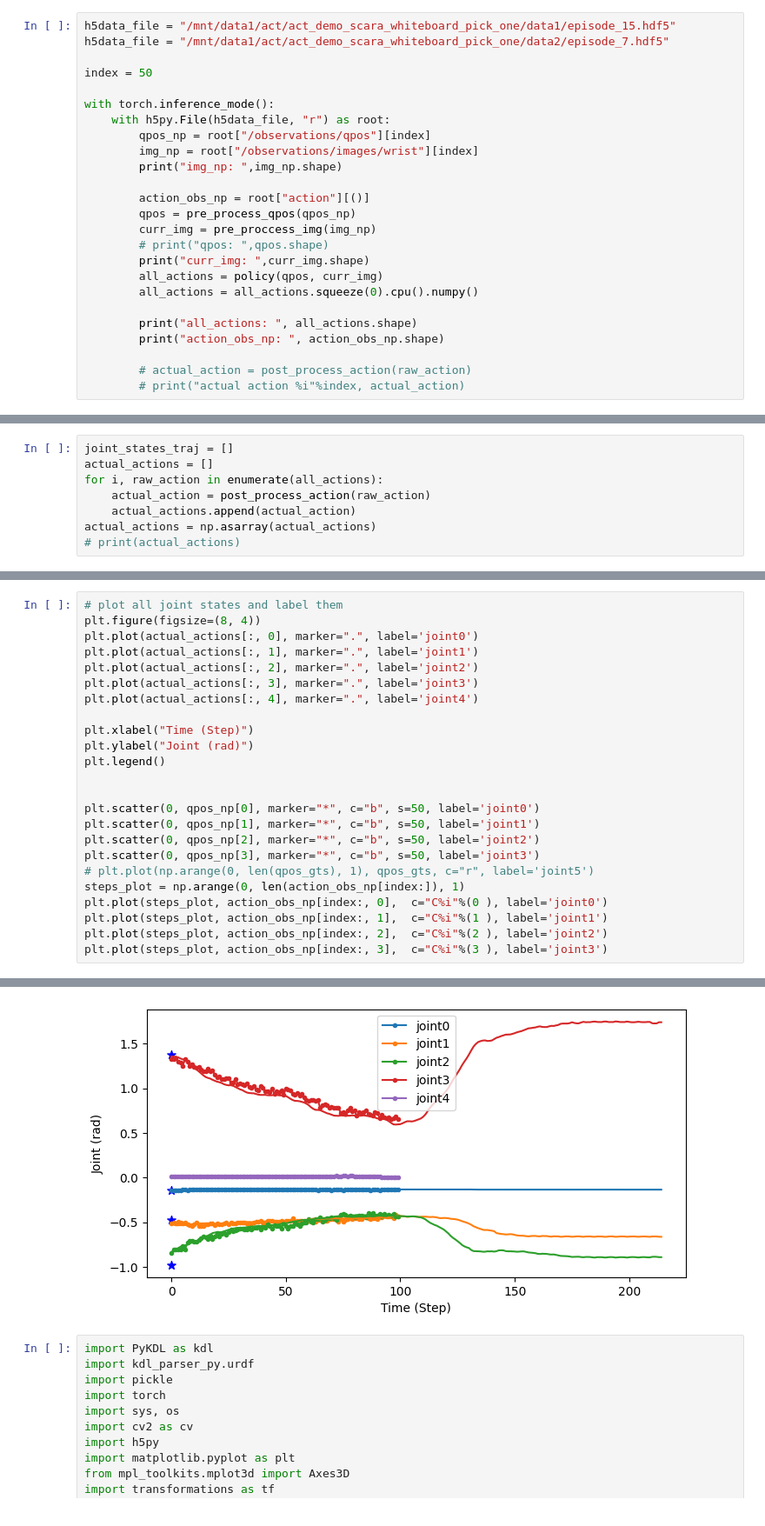
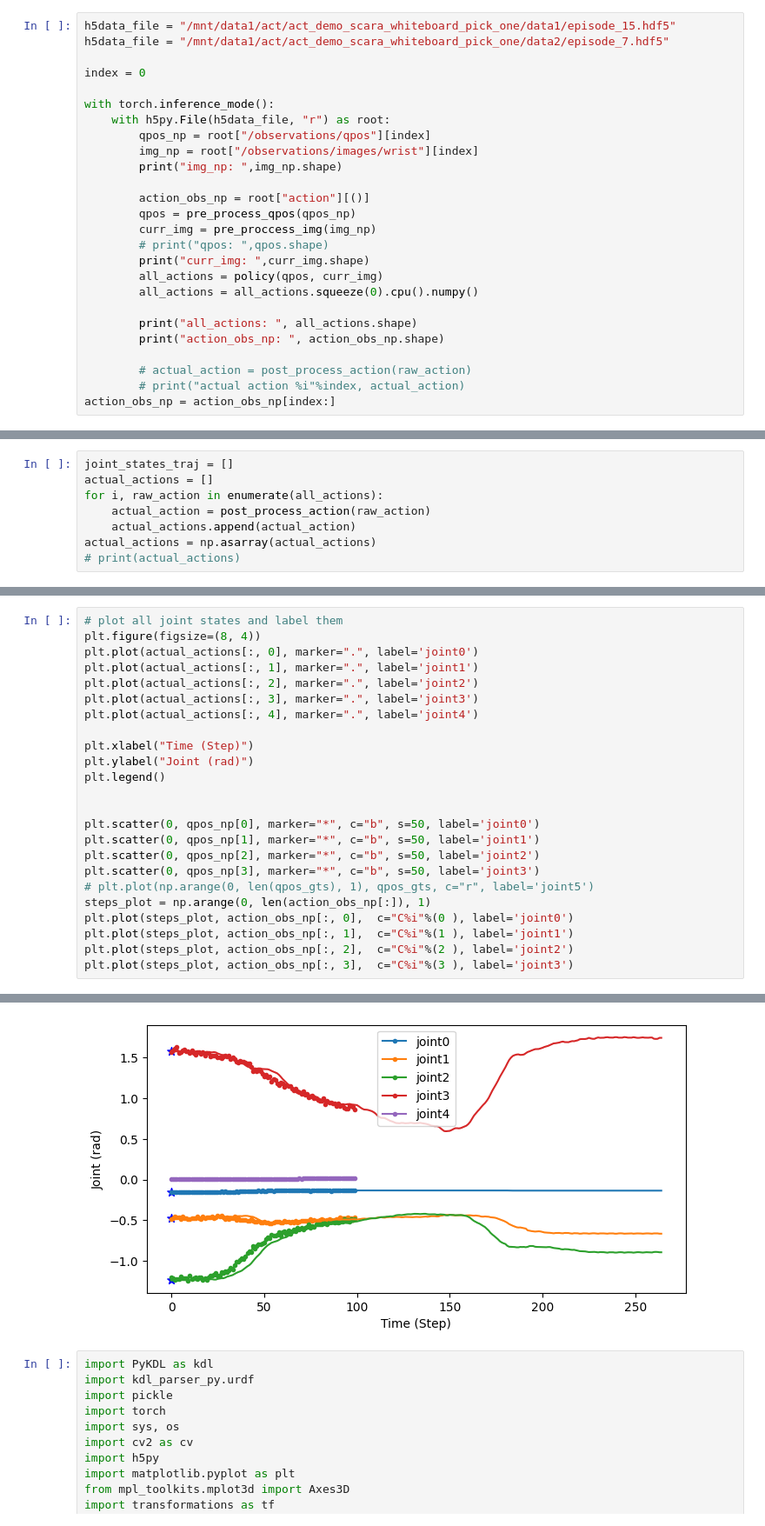
Before and after one commit to AgRoboticsResearch/act-plus-plus, a Jupyter notebook: playground/inference_scara_visualization.ipynb, the cells around one changed output, grey strips where cells are left out. Shown at 87% size. Drawn from its saved outputs; the diff is of its cells as text.

```diff
--- a/playground/inference_scara_visualization.ipynb
+++ b/playground/inference_scara_visualization.ipynb
@@ -63,7 +68,7 @@ def pre_proccess_img(img):
 h5data_file = "/mnt/data1/act/act_demo_scara_whiteboard_pick_one/data1/episode_15.hdf5"
 h5data_file = "/mnt/data1/act/act_demo_scara_whiteboard_pick_one/data2/episode_7.hdf5"
 
-index = 50
+index = 0
 
 with torch.inference_mode():
     with h5py.File(h5data_file, "r") as root:
@@ -84,6 +89,7 @@ with torch.inference_mode():
 
         # actual_action = post_process_action(raw_action)
         # print("actual action %i"%index, actual_action)
+action_obs_np = action_obs_np[index:]
 # %% [output]
 img_np:  (480, 640, 3)
 curr_img:  torch.Size([1, 1, 3, 480, 640])
@@ -117,30 +123,30 @@ actual_action[4]
 # %%
 # plot all joint states and label them
 plt.figure(figsize=(8, 4))
 plt.plot(actual_actions[:, 0], marker=".", label='joint0')
 plt.plot(actual_actions[:, 1], marker=".", label='joint1')
 plt.plot(actual_actions[:, 2], marker=".", label='joint2')
 plt.plot(actual_actions[:, 3], marker=".", label='joint3')
 plt.plot(actual_actions[:, 4], marker=".", label='joint4')
 
 plt.xlabel("Time (Step)")
 plt.ylabel("Joint (rad)")
 plt.legend()
 
 
 plt.scatter(0, qpos_np[0], marker="*", c="b", s=50, label='joint0')
 plt.scatter(0, qpos_np[1], marker="*", c="b", s=50, label='joint1')
 plt.scatter(0, qpos_np[2], marker="*", c="b", s=50, label='joint2')
 plt.scatter(0, qpos_np[3], marker="*", c="b", s=50, label='joint3')
 # plt.plot(np.arange(0, len(qpos_gts), 1), qpos_gts, c="r", label='joint5')
-steps_plot = np.arange(0, len(action_obs_np[index:]), 1)
-plt.plot(steps_plot, action_obs_np[index:, 0],  c="C%i"%(0 ), label='joint0')
-plt.plot(steps_plot, action_obs_np[index:, 1],  c="C%i"%(1 ), label='joint1')
-plt.plot(steps_plot, action_obs_np[index:, 2],  c="C%i"%(2 ), label='joint2')
-plt.plot(steps_plot, action_obs_np[index:, 3],  c="C%i"%(3 ), label='joint3')
+steps_plot = np.arange(0, len(action_obs_np[:]), 1)
+plt.plot(steps_plot, action_obs_np[:, 0],  c="C%i"%(0 ), label='joint0')
+plt.plot(steps_plot, action_obs_np[:, 1],  c="C%i"%(1 ), label='joint1')
+plt.plot(steps_plot, action_obs_np[:, 2],  c="C%i"%(2 ), label='joint2')
+plt.plot(steps_plot, action_obs_np[:, 3],  c="C%i"%(3 ), label='joint3')
 # %% [output]
 [<matplotlib.lines.Line2D at 0x...>]
-[figure, old version]
+[figure, new version]
 # %%
 import PyKDL as kdl
 import kdl_parser_py.urdf
```
Also changed, not shown: parts of 20 cells of this notebook, 1 other file.
